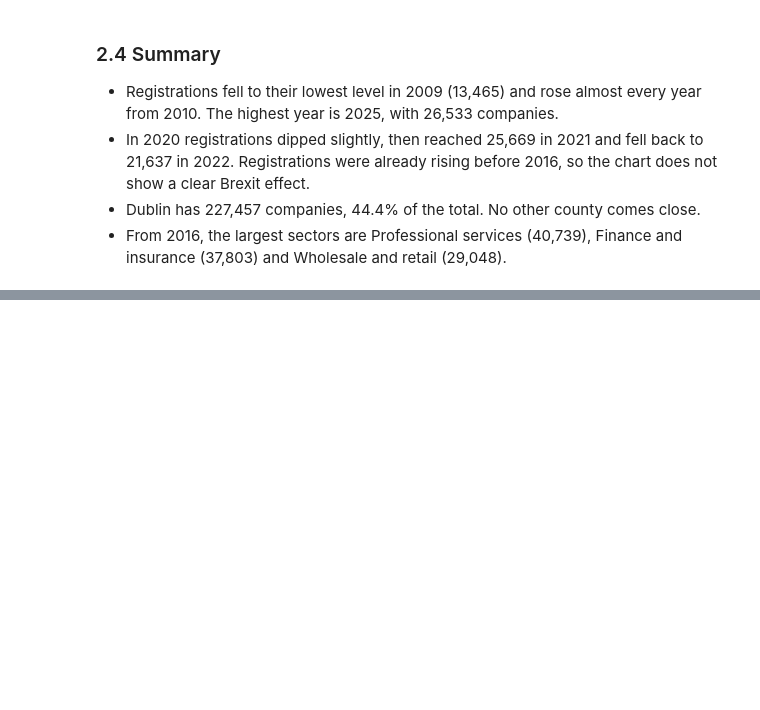
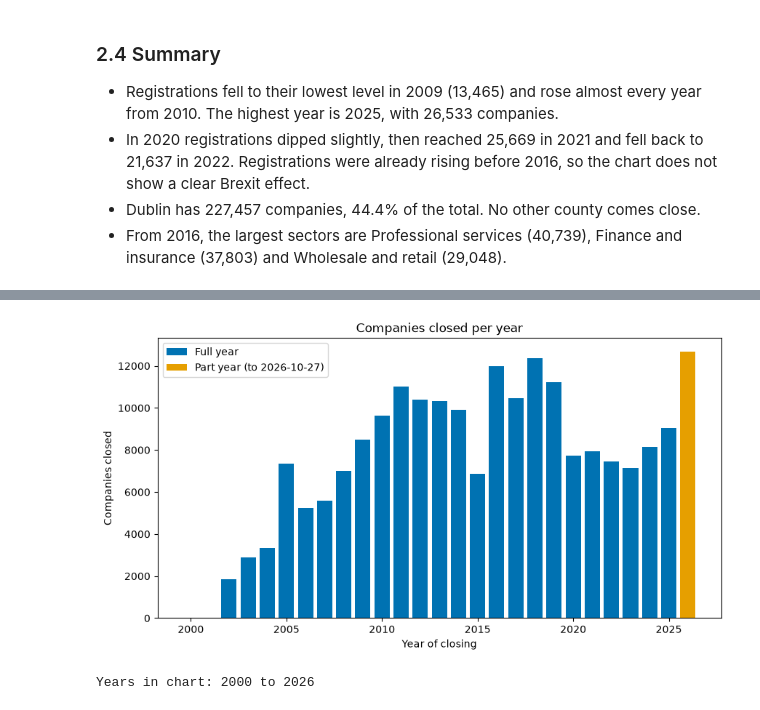
Before and after one commit to temulenbd/irish-company-survival-analysis, a Jupyter notebook: notebooks/3_statistical_analysis.ipynb, the cells around one changed output, grey strips where cells are left out. Drawn from its saved outputs; the diff is of its cells as text; code cells hidden in the pictures; blank space fills up the shorter version.

```diff
--- a/notebooks/3_statistical_analysis.ipynb
+++ b/notebooks/3_statistical_analysis.ipynb
@@ -288,0 +457,10 @@ Professional services, Finance and insurance and Wholesale and retail are the th
+# %%
+# Closed companies only
+closed_companies = companies[companies["closed_date"].notna()]
+
+# Number of closures in each closing year
+closures = closed_companies.groupby(closed_companies["closed_date"].dt.year).size()
+
+# Checks against SQL Query 2.2
+print("Total closures:", closures.sum(), "\n")
+print(closures)
@@ -288,0 +487,24 @@ Professional services, Finance and insurance and Wholesale and retail are the th
+# %%
+# Last closing year is not complete, so it gets its own colour
+last_closing_year = closures.index.max()
+full_years = closures.loc[:last_closing_year - 1]
+
+# Bar chart of closures per year
+fig, ax = plt.subplots(figsize=(10, 5))
+ax.bar(full_years.index, full_years.values, color="#0072B2", label="Full year")
+ax.bar(last_closing_year, closures.loc[last_closing_year], color="#E69F00",
+       label=f"Part year (to {data_date.date()})")
+
+ax.set_title("Companies closed per year")
+ax.set_xlabel("Year of closing")
+ax.set_ylabel("Companies closed")
+ax.legend()
+
+fig.savefig("../figures/03_closures_per_year.png", dpi=150, bbox_inches="tight")
+plt.show()
+
+# Check: years in the chart
+print("Years in chart:", closures.index.min(), "to", last_closing_year)
+# %% [output]
+[figure, added]
+Years in chart: 2000 to 2026
```
Also changed, not shown: parts of 20 cells of this notebook, 2 other files.
